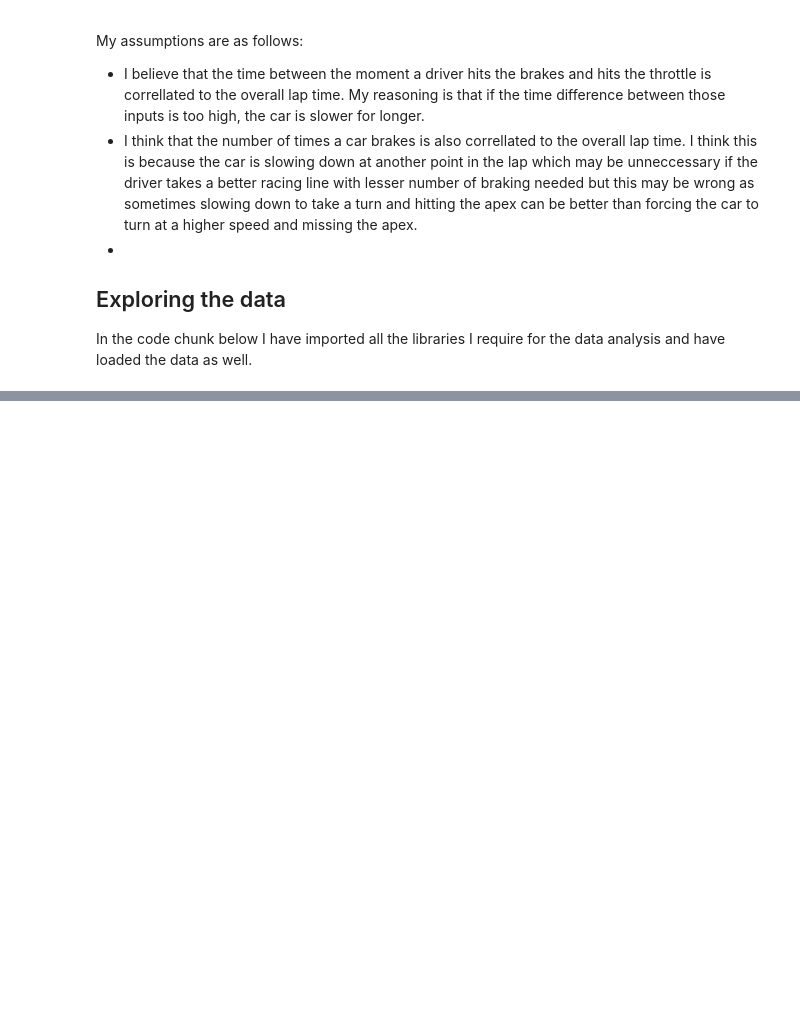
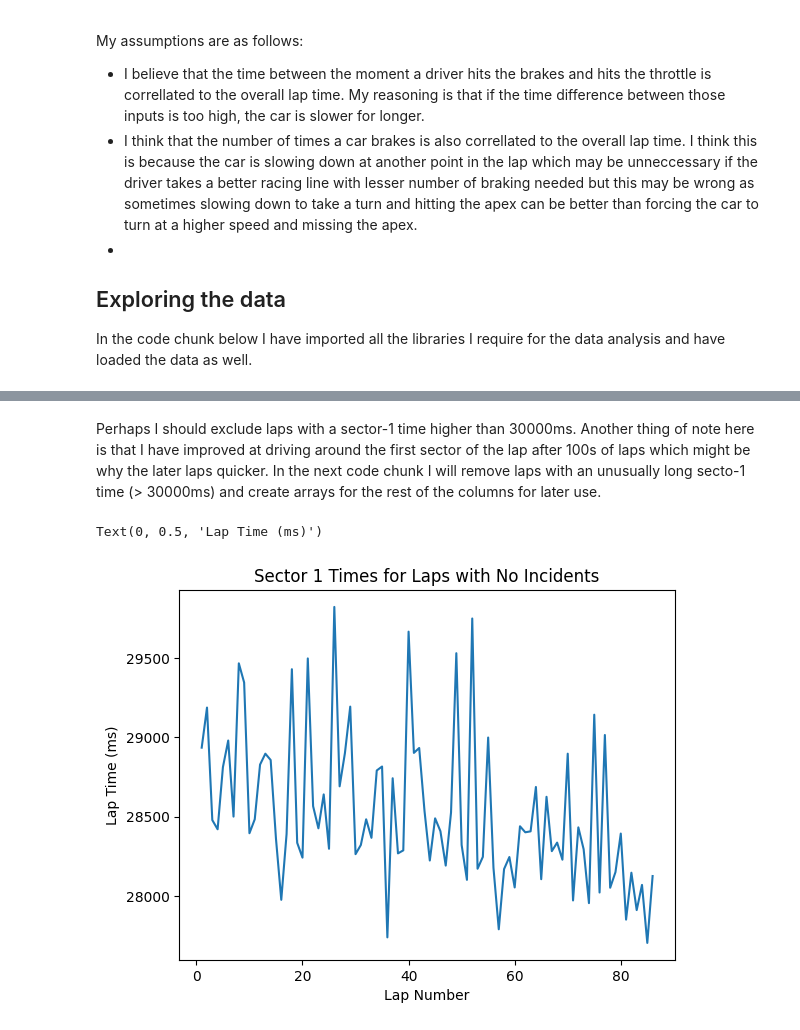
Before and after one commit to Prachet06/F1-Optimized-Cornering-Project, a Jupyter notebook: Code/Data Analysis Notebook.ipynb, the cells around one changed output, grey strips where cells are left out. Saved outputs shown, nothing was run; the diff lists cells and outputs as text; code cells hidden in the pictures; blank space fills up the shorter version.

```diff
--- a/Code/Data Analysis Notebook.ipynb
+++ b/Code/Data Analysis Notebook.ipynb
@@ -51,0 +78,23 @@ plt.show()
+# %% [markdown]
+Perhaps I should exclude laps with a sector-1 time higher than 30000ms. Another thing of note here is that I have improved at driving around the first sector of the lap after 100s of laps which might be why the later laps quicker. In the next code chunk I will remove laps with an unusually long secto-1 time (> 30000ms) and create arrays for the rest of the columns for later use.
+# %%
+# FIRST EDITED: 14/02/2026
+
+clean_df = clean_df[clean_df['s1_time'] < 30000]
+clean_s1_num = clean_df["lap_num"].to_numpy()
+clean_s1_times = clean_df["s1_time"].to_numpy()
+clean_s1_b_t_deltas = clean_df["brake_throttle_deltas"].to_numpy()
+clean_s1_brake_hits = clean_df["related_b_hits"].to_numpy()
+clean_s1_throttle_hits = clean_df["related_t_hits"].to_numpy()
+
+pseudo_lap_num = np.arange(1, clean_s1_times.shape[0] + 1)
+
+plt.plot(pseudo_lap_num, clean_s1_times)
+plt.title("Sector 1 Times for Laps with No Incidents")
+plt.xlabel("Lap Number")
+plt.ylabel("Lap Time (ms)")
+
+# LAST EDITED: 14/02/2026
+# %% [output]
+Text(0, 0.5, 'Lap Time (ms)')
+[figure, added]
```
Also changed, not shown: parts of 7 cells of this notebook.
